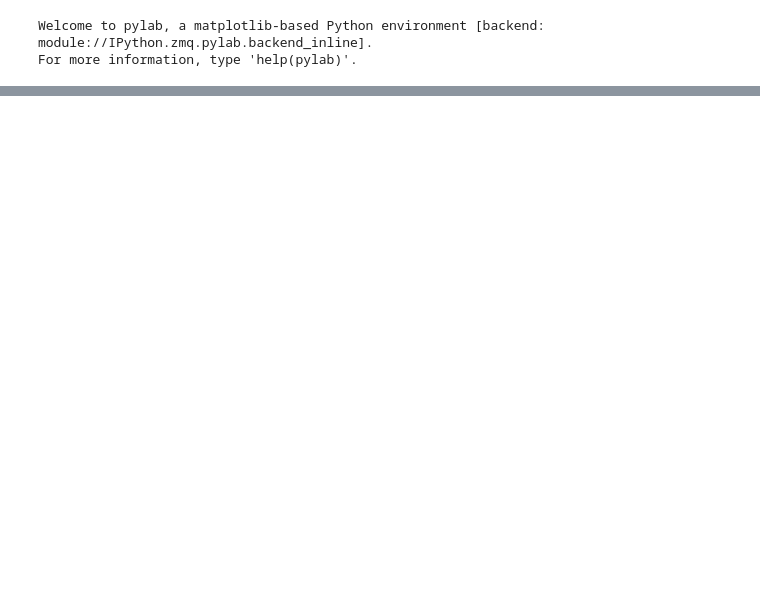
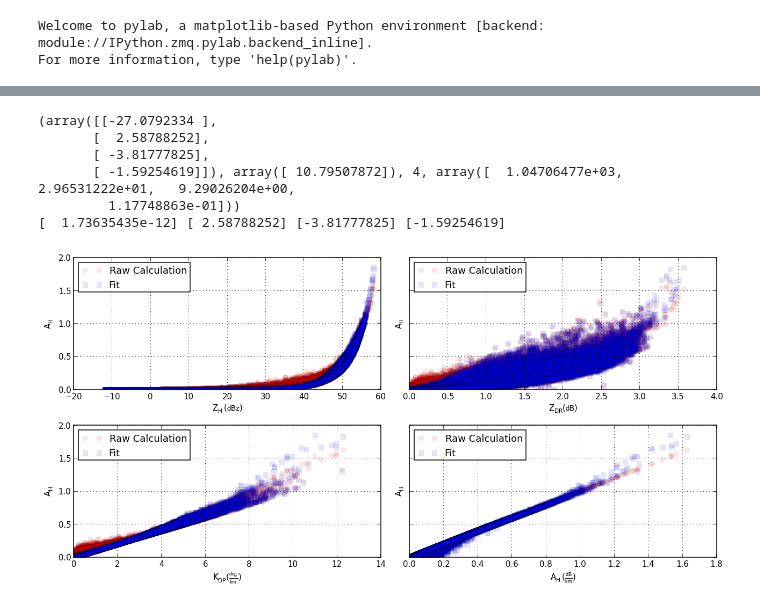
Before and after one commit to dopplershift/DissertationCode, a Jupyter notebook: notebooks/Regression.ipynb, the cells around one changed output, grey strips where cells are left out. Drawn from its saved outputs; the diff is of its cells as text; code cells hidden in the pictures; blank space fills up the shorter version.

```diff
--- a/notebooks/Regression.ipynb
+++ b/notebooks/Regression.ipynb
@@ -78,0 +103,13 @@ a,b,c,d
+# %%
+mask = kdp > 2.
+a,b,c,d = power_law_fit(np.array([z[mask], zdr[mask], kdp[mask]]).T, atten[mask])
+print a,b,c,d
+fig,ax = fit_plot(scatter_vars, a * z**b * zdr**c * kdp**d, atten, r'$A_H$')
+# %% [output]
+(array([[-27.0792334 ],
+       [  2.58788252],
+       [ -3.81777825],
+       [ -1.59254619]]), array([ 10.79507872]), 4, array([  1.04706477e+03,   2.96531222e+01,   9.29026204e+00,
+         1.17748863e-01]))
+[  1.73635435e-12] [ 2.58788252] [-3.81777825] [-1.59254619]
+[figure, added]
```
Also changed, not shown: parts of 14 cells of this notebook.
